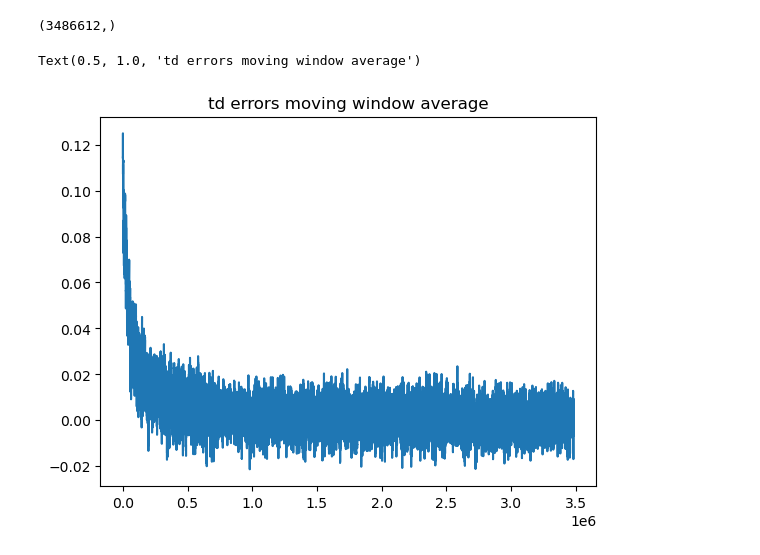
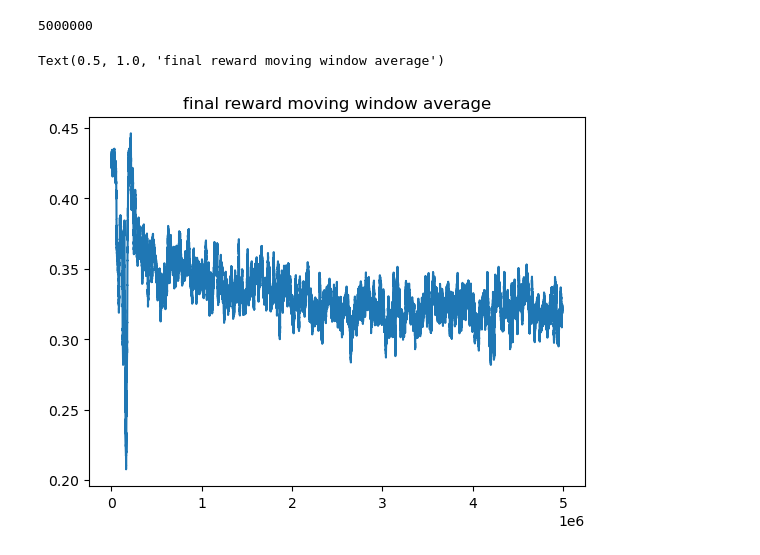
Before and after one commit to jamesGadoury/tic-tac-toe-ui, a Jupyter notebook: tic-tac-toe-rl/training_analysis.ipynb, the cells around one changed output. Drawn from its saved outputs; the diff is of its cells as text; code cells hidden in the pictures.

```diff
--- a/tic-tac-toe-rl/training_analysis.ipynb
+++ b/tic-tac-toe-rl/training_analysis.ipynb
@@ -7,4 +62,2 @@ from pandas import DataFrame
 # %%
-training_dir = Path("./outputs/1753573075154532549/")
-episodes_pth = training_dir / "episodes.json"
-episodes = DataFrame.from_dict(json.load(open(episodes_pth, "r")))
+training_dir = Path("./outputs/1753592624458505983")
@@ -11,3 +80,4 @@ episodes = DataFrame.from_dict(json.load(open(episodes_pth, "r")))
 # %%
+episodes = load_episodes_dataframe(training_dir)
 episodes.head()
 # %% [output]
@@ -20,15 +90,15 @@ episodes.head()
 # %%
-td_errors.shape
+len(episodes)
 # %% [output]
-(3486612,)
+5000000
 # %%
 def get_moving_window_average(data: np.ndarray, window_size: int):
     weights = np.ones(window_size) / window_size
     moving_avg = np.convolve(data, weights, mode='valid')
     return moving_avg
 # %%
-plt.plot(get_moving_window_average(td_errors, window_size=1000))
-plt.title("td errors moving window average")
+plt.plot(get_moving_window_average(episodes["final_reward"], window_size=10000))
+plt.title("final reward moving window average")
 # %% [output]
-Text(0.5, 1.0, 'td errors moving window average')
+Text(0.5, 1.0, 'final reward moving window average')
-[figure, old version]
+[figure, new version]
```
Also changed, not shown: parts of 6 cells of this notebook, 1 other file.
